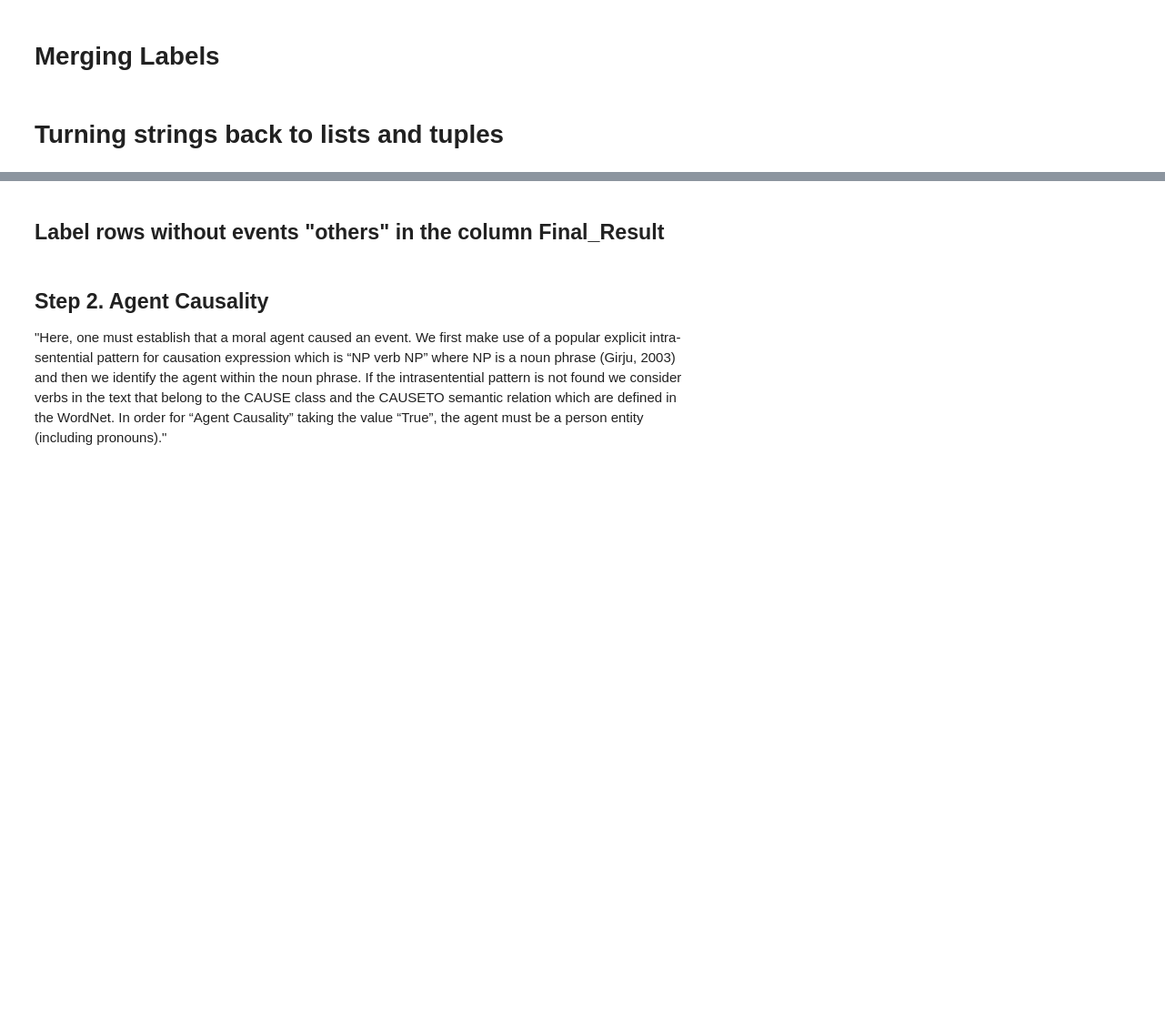
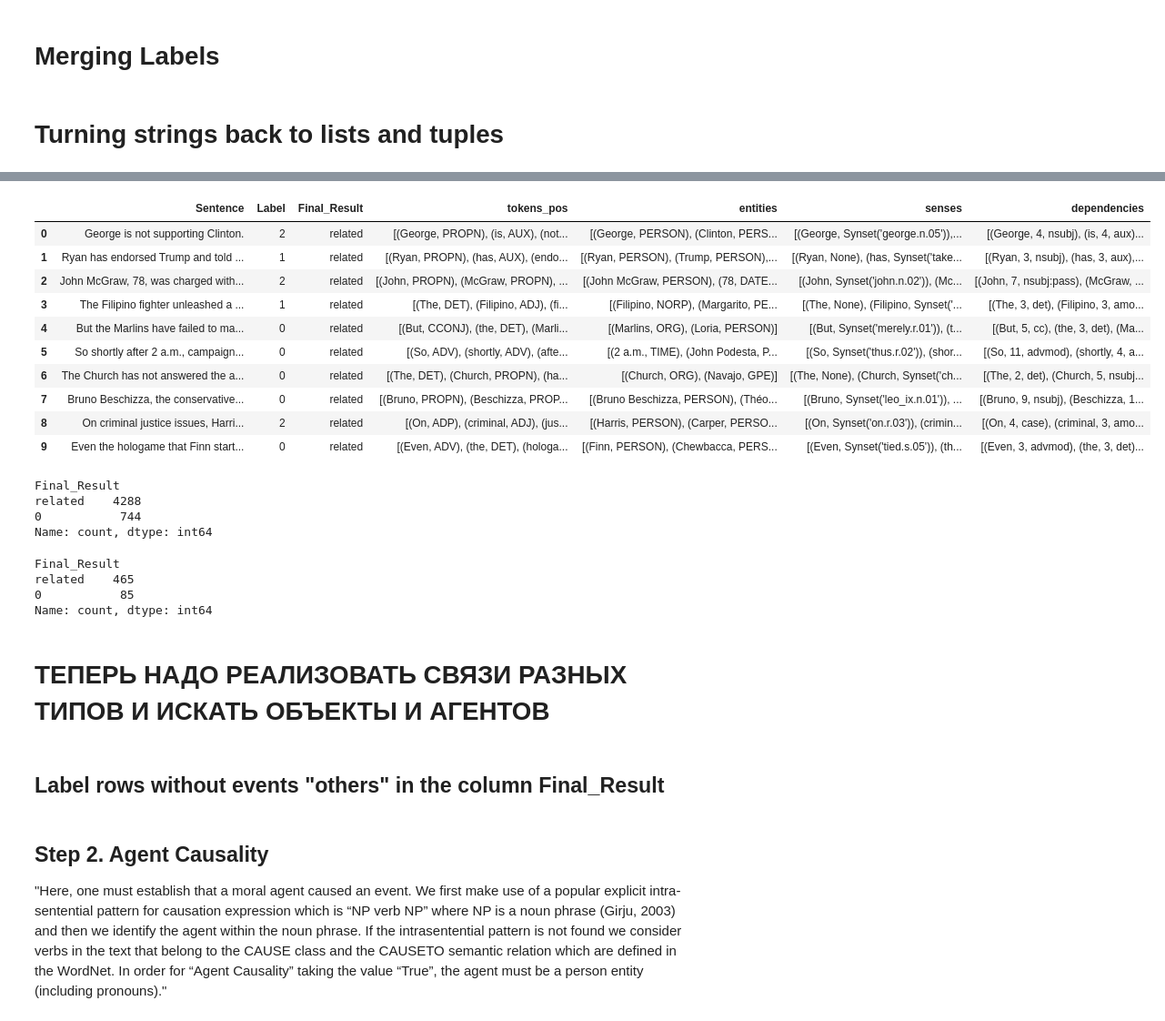
Before and after one commit to anastasia-belkina/Master-Thesis, a Jupyter notebook: Rule-Based Classifier/RB_Classifier_train_valid_verbesserung_restructuriring.ipynb, the cells around one changed output, grey strips where cells are left out. Shown at 91% size. Drawn from its saved outputs; the diff is of its cells as text; code cells hidden in the pictures; blank space fills up the shorter version.

```diff
--- a/Rule-Based Classifier/RB_Classifier_train_valid_verbesserung_restructuriring.ipynb
+++ b/Rule-Based Classifier/RB_Classifier_train_valid_verbesserung_restructuriring.ipynb
@@ -362 +102,4 @@ df_valid_ready_merged['senses'] = df_valid_ready_merged['tokens_pos'].apply(get_
+# %%
+df_train_ready_merged_small = df_train_ready_merged.head(10)
+df_valid_ready_merged_small = df_valid_ready_merged.head(10)
 # %% [markdown]
@@ -367,0 +363,35 @@ df_valid_ready_merged['senses'] = df_valid_ready_merged['tokens_pos'].apply(get_
+# %%
+# Define functions to check if a verb belongs to Foreseeability or Coercion groups
+
+def is_foreseeability_verb(verb):
+    #print("is_foreseeable_verb")
+    # Synset categories indicating foreseeability
+    foreseeability_classes = {'communication', 'creation', 'consumption', 'competition', 'possession', 'motion'}
+    # Get the synsets for the verb
+    synsets = wn.synsets(verb, pos=wn.VERB)
+    for synset in synsets:
+        # Check if the verb belongs to any of the foreseeability classes
+        lexname = synset.lexname().split('.')[1]
+        #if verb == "unleashed": print(synset.lexname())
+        if lexname in foreseeability_classes:
+            #print(synset)
+            #print(lexname)
+            return True
+    return False
+
+def is_coercion_verb(verb):
+    #print("is_coercion_verb")
+    coercion_classes = {'urge-58.1', 'force-59', 'forbid-67'}
+    # Get the VerbNet classes for the verb
+    synsets = wn.synsets(verb, pos=wn.VERB)
+    for synset in synsets:
+        lemma = synset.lemmas()[0]
+        #print(synset)
+        #print(lemma)
+        vn_classes = lemma.key().split('%')[0]
+        vn_class_ids = vn.classids(vn_classes)
+        #if verb == "unleashed": print(verb, vn_classes, vn_class_ids)
+        # Check if any VerbNet class matches the coercion classes
+        if any(vn_class in coercion_classes for vn_class in vn_class_ids):
+            return True
+    return False
@@ -367,0 +543,5 @@ df_valid_ready_merged['senses'] = df_valid_ready_merged['tokens_pos'].apply(get_
+# %%
+df_train_ready_merged_small['Final_Result'] = df_train_ready_merged_small.apply(find_valid_verbs, axis=1)
+df_train_ready_merged_small = df_train_ready_merged_small[['Sentence', 'Label', 'Final_Result'] + [col for col in df_train_ready_merged_small.columns if col not in ['Sentence', 'Label', 'Final_Result']]]
+df_valid_ready_merged_small['Final_Result'] = df_valid_ready_merged_small.apply(find_valid_verbs, axis=1)
+df_valid_ready_merged_small = df_train_ready_merged_small[['Sentence', 'Label', 'Final_Result'] + [col for col in df_train_ready_merged_small.columns if col not in ['Sentence', 'Label', 'Final_Result']]]
@@ -367,0 +559,14 @@ df_valid_ready_merged['senses'] = df_valid_ready_merged['tokens_pos'].apply(get_
+# %%
+df_train_ready_merged_small
+# %% [output]
+|  | Sentence | Label | Final_Result | tokens_pos | entities | senses | dependencies |
+| 0 | George is not supporting Clinton. | 2 | related | [(George, PROPN), (is, AUX), (not... | [(George, PERSON), (Clinton, PERS... | [(George, Synset('george.n.05')),... | [(George, 4, nsubj), (is, 4, aux)... |
+| 1 | Ryan has endorsed Trump and told ... | 1 | related | [(Ryan, PROPN), (has, AUX), (endo... | [(Ryan, PERSON), (Trump, PERSON),... | [(Ryan, None), (has, Synset('take... | [(Ryan, 3, nsubj), (has, 3, aux),... |
+| 2 | John McGraw, 78, was charged with... | 2 | related | [(John, PROPN), (McGraw, PROPN), ... | [(John McGraw, PERSON), (78, DATE... | [(John, Synset('john.n.02')), (Mc... | [(John, 7, nsubj:pass), (McGraw, ... |
+| 3 | The Filipino fighter unleashed a ... | 1 | related | [(The, DET), (Filipino, ADJ), (fi... | [(Filipino, NORP), (Margarito, PE... | [(The, None), (Filipino, Synset('... | [(The, 3, det), (Filipino, 3, amo... |
+| 4 | But the Marlins have failed to ma... | 0 | related | [(But, CCONJ), (the, DET), (Marli... | [(Marlins, ORG), (Loria, PERSON)] | [(But, Synset('merely.r.01')), (t... | [(But, 5, cc), (the, 3, det), (Ma... |
+| 5 | So shortly after 2 a.m., campaign... | 0 | related | [(So, ADV), (shortly, ADV), (afte... | [(2 a.m., TIME), (John Podesta, P... | [(So, Synset('thus.r.02')), (shor... | [(So, 11, advmod), (shortly, 4, a... |
+| 6 | The Church has not answered the a... | 0 | related | [(The, DET), (Church, PROPN), (ha... | [(Church, ORG), (Navajo, GPE)] | [(The, None), (Church, Synset('ch... | [(The, 2, det), (Church, 5, nsubj... |
+| 7 | Bruno Beschizza, the conservative... | 0 | related | [(Bruno, PROPN), (Beschizza, PROP... | [(Bruno Beschizza, PERSON), (Théo... | [(Bruno, Synset('leo_ix.n.01')), ... | [(Bruno, 9, nsubj), (Beschizza, 1... |
+| 8 | On criminal justice issues, Harri... | 2 | related | [(On, ADP), (criminal, ADJ), (jus... | [(Harris, PERSON), (Carper, PERSO... | [(On, Synset('on.r.03')), (crimin... | [(On, 4, case), (criminal, 3, amo... |
+| 9 | Even the hologame that Finn start... | 0 | related | [(Even, ADV), (the, DET), (hologa... | [(Finn, PERSON), (Chewbacca, PERS... | [(Even, Synset('tied.s.05')), (th... | [(Even, 3, advmod), (the, 3, det)... |
@@ -368,3 +579,19 @@ df_valid_ready_merged['senses'] = df_valid_ready_merged['tokens_pos'].apply(get_
+# %%
+df_train_ready_merged['Final_Result'].value_counts()
+# %% [output]
+Final_Result
+related    4288
+0           744
+Name: count, dtype: int64
+# %%
+df_valid_ready_merged['Final_Result'].value_counts()
+# %% [output]
+Final_Result
+related    465
+0           85
+Name: count, dtype: int64
+# %% [markdown]
+# ТЕПЕРЬ НАДО РЕАЛИЗОВАТЬ СВЯЗИ РАЗНЫХ ТИПОВ И ИСКАТЬ ОБЪЕКТЫ И АГЕНТОВ
 # %%
 afinn = Afinn()
 
```
Also changed, not shown: parts of 59 cells of this notebook, 1 other file.
